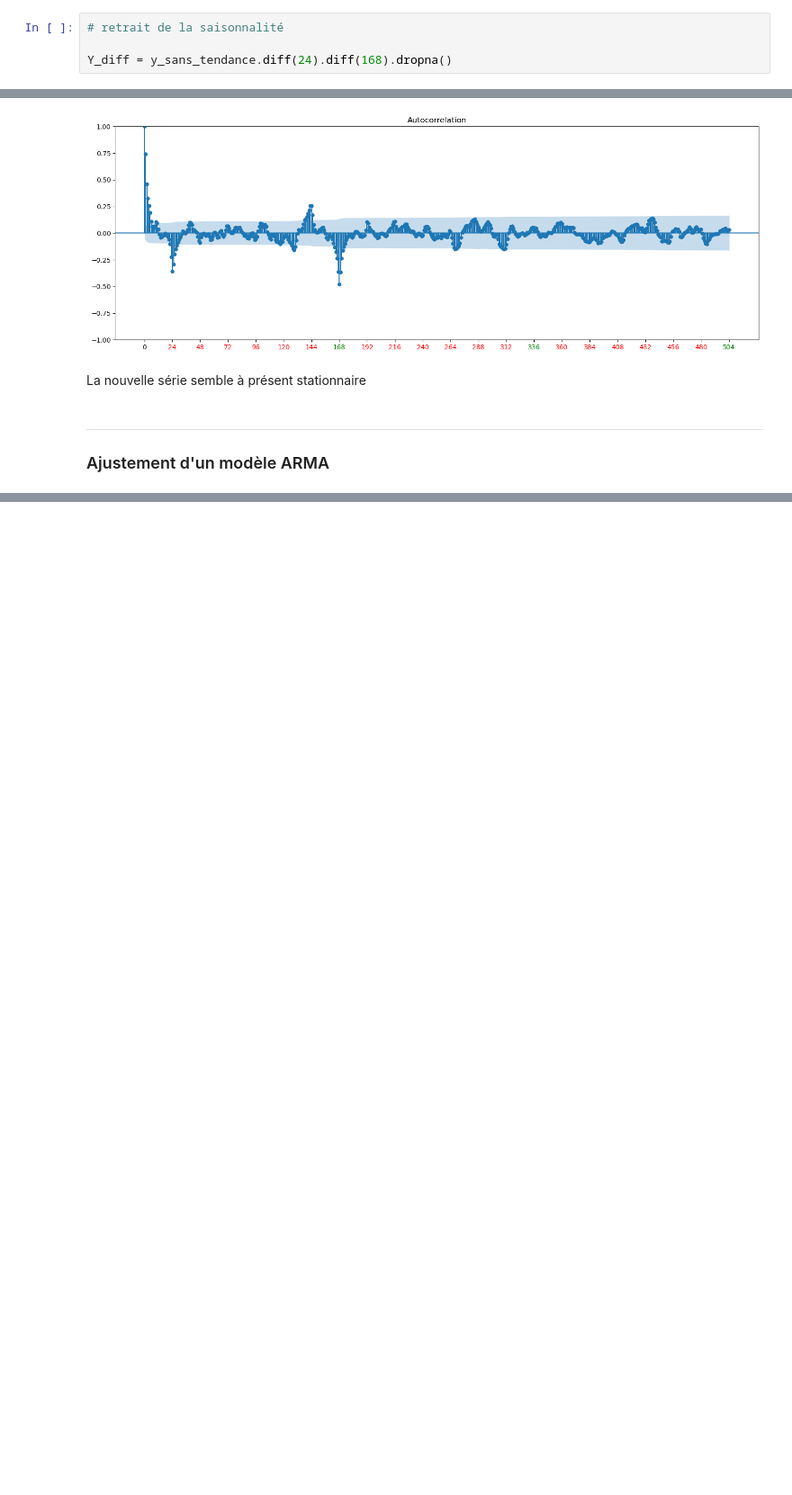
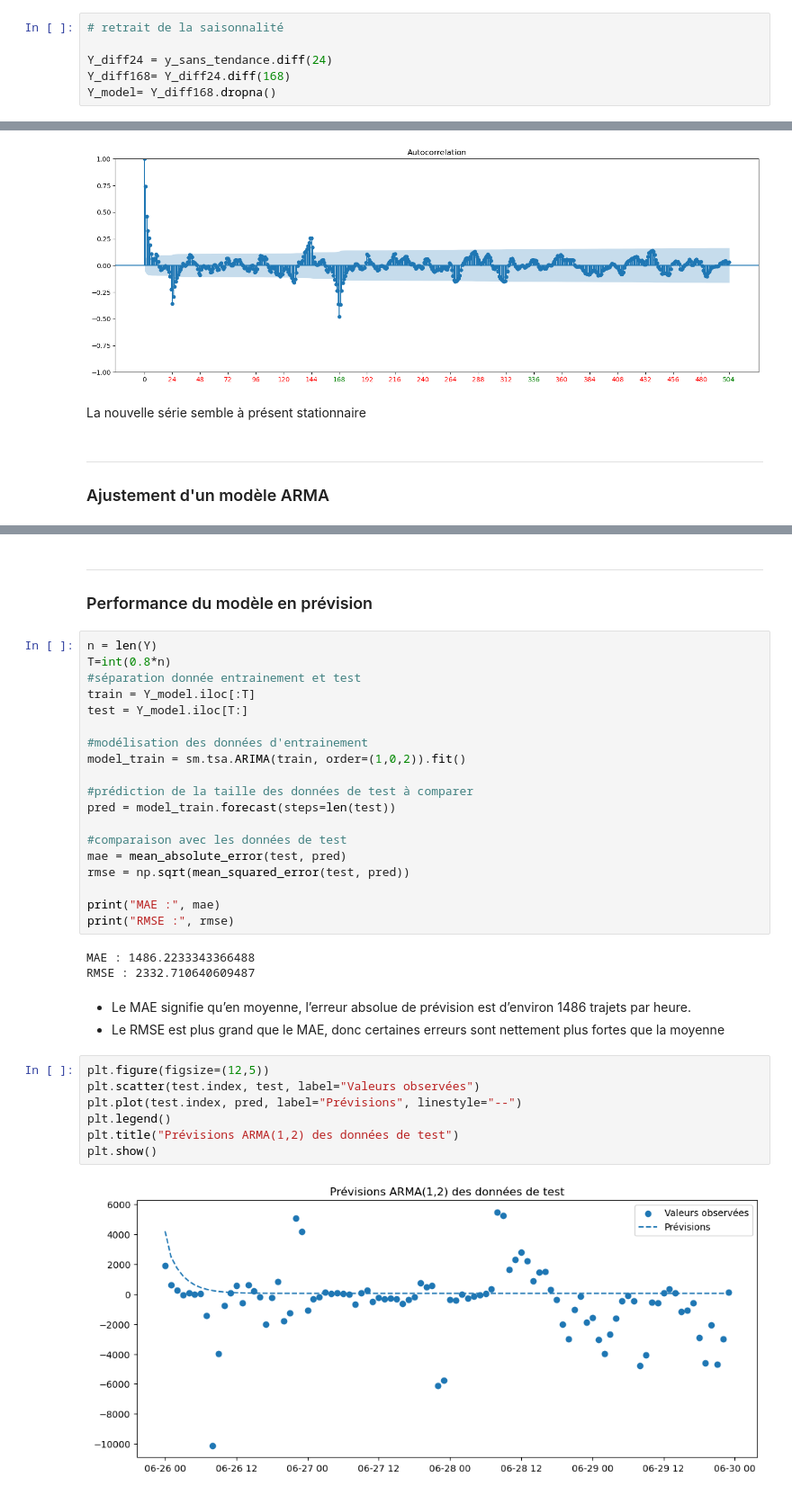
Before and after one commit to NourBouabid/serie_temporelle, a Jupyter notebook: notebook.ipynb, the cells around one changed output, grey strips where cells are left out. Shown at 90% size. Drawn from its saved outputs; the diff is of its cells as text; blank space fills up the shorter version.

Commit message:
performances

```diff
--- a/notebook.ipynb
+++ b/notebook.ipynb
@@ -126,7 +132,9 @@ On observe une saisonnalité journalière (indices rouges) et hebdomadaire (inid
 # %%
 # retrait de la saisonnalité
 
-Y_diff = y_sans_tendance.diff(24).diff(168).dropna()
+Y_diff24 = y_sans_tendance.diff(24)
+Y_diff168= Y_diff24.diff(168)
+Y_model= Y_diff168.dropna()
 # %% [markdown]
 ---
 
@@ -197,0 +326,38 @@ La nouvelle série semble à présent stationnaire
+# %% [markdown]
+---
+
+### Performance du modèle en prévision
+# %%
+n = len(Y)
+T=int(0.8*n)
+#séparation donnée entrainement et test
+train = Y_model.iloc[:T]
+test = Y_model.iloc[T:]
+
+#modélisation des données d'entrainement
+model_train = sm.tsa.ARIMA(train, order=(1,0,2)).fit()
+
+#prédiction de la taille des données de test à comparer
+pred = model_train.forecast(steps=len(test))
+
+#comparaison avec les données de test
+mae = mean_absolute_error(test, pred)
+rmse = np.sqrt(mean_squared_error(test, pred))
+
+print("MAE :", mae)
+print("RMSE :", rmse)
+# %% [output]
+MAE : 1486.2233343366488
+RMSE : 2332.710640609487
+# %% [markdown]
+- Le MAE signifie qu’en moyenne, l’erreur absolue de prévision est d’environ 1486 trajets par heure.
+- Le RMSE est plus grand que le MAE, donc certaines erreurs sont nettement plus fortes que la moyenne
+# %%
+plt.figure(figsize=(12,5))
+plt.scatter(test.index, test, label="Valeurs observées")
+plt.plot(test.index, pred, label="Prévisions", linestyle="--")
+plt.legend()
+plt.title("Prévisions ARMA(1,2) des données de test")
+plt.show()
+# %% [output]
+[figure, added]
```
Also changed, not shown: parts of 8 cells of this notebook.
